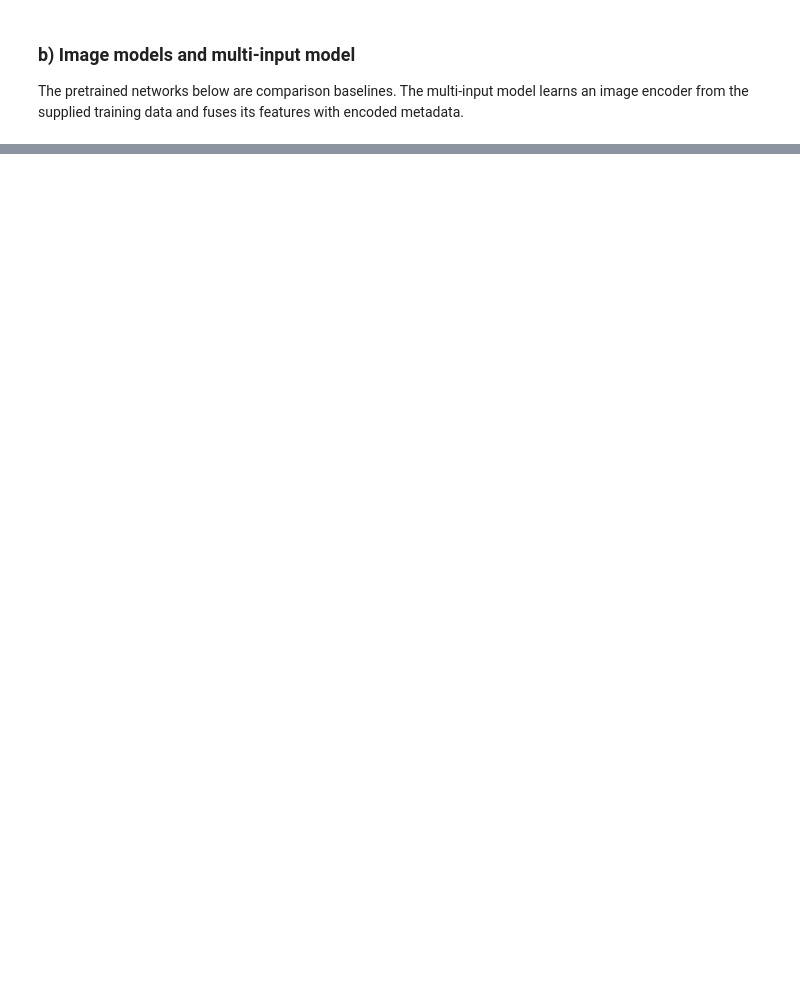
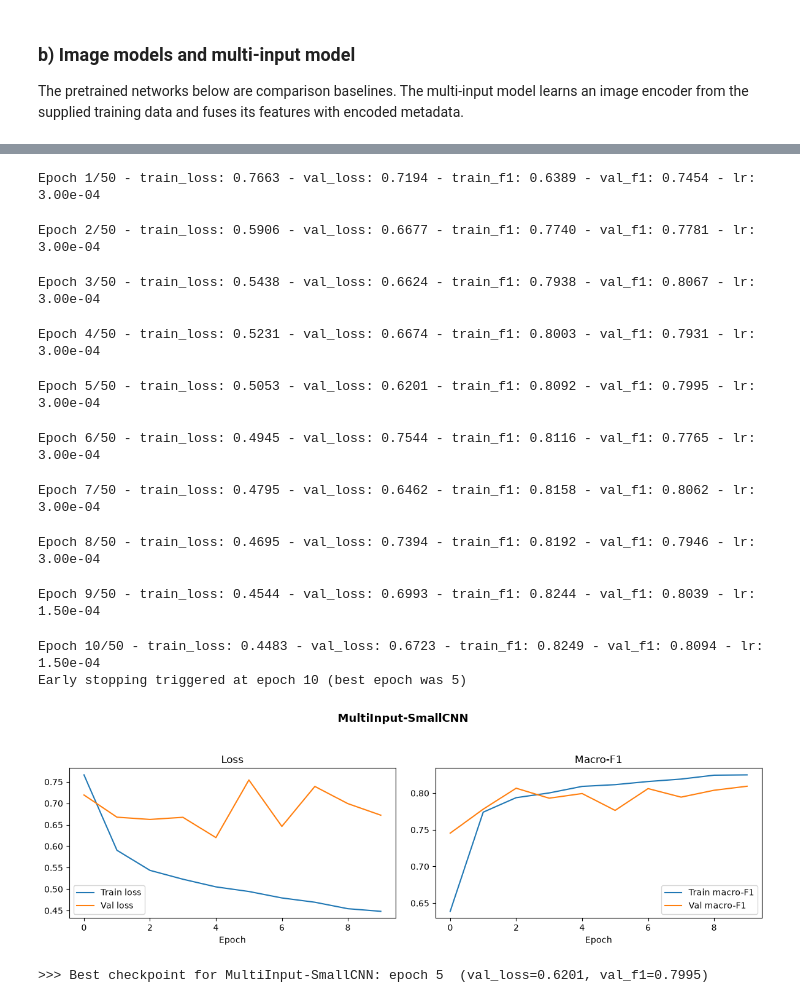
Before and after one commit to whiteshark05/COSC2753-Assignment-2, a Jupyter notebook: notebooks/COSC2753_A2_Task2.ipynb, the cells around one changed output, grey strips where cells are left out. Drawn from its saved outputs; the diff is of its cells as text; code cells hidden in the pictures; blank space fills up the shorter version.

```diff
--- a/notebooks/COSC2753_A2_Task2.ipynb
+++ b/notebooks/COSC2753_A2_Task2.ipynb
@@ -1519,0 +1544,20 @@ Early stopping triggered at epoch 11
+# %%
+torch.manual_seed(RANDOM_STATE)
+small_cnn_model, small_cnn_f1, small_cnn_epoch = train_model(
+    MultiInputNet(meta_train.shape[1], len(season_encoder.classes_), SmallImageEncoder(out_dim=128)).to(DEVICE),
+    model_name='MultiInput-SmallCNN')
+results['MultiInput-SmallCNN'] = (small_cnn_f1, small_cnn_epoch)
+# %% [output]
+Epoch 1/50 - train_loss: 0.7663 - val_loss: 0.7194 - train_f1: 0.6389 - val_f1: 0.7454 - lr: 3.00e-04
+Epoch 2/50 - train_loss: 0.5906 - val_loss: 0.6677 - train_f1: 0.7740 - val_f1: 0.7781 - lr: 3.00e-04
+Epoch 3/50 - train_loss: 0.5438 - val_loss: 0.6624 - train_f1: 0.7938 - val_f1: 0.8067 - lr: 3.00e-04
+Epoch 4/50 - train_loss: 0.5231 - val_loss: 0.6674 - train_f1: 0.8003 - val_f1: 0.7931 - lr: 3.00e-04
+Epoch 5/50 - train_loss: 0.5053 - val_loss: 0.6201 - train_f1: 0.8092 - val_f1: 0.7995 - lr: 3.00e-04
+Epoch 6/50 - train_loss: 0.4945 - val_loss: 0.7544 - train_f1: 0.8116 - val_f1: 0.7765 - lr: 3.00e-04
+Epoch 7/50 - train_loss: 0.4795 - val_loss: 0.6462 - train_f1: 0.8158 - val_f1: 0.8062 - lr: 3.00e-04
+Epoch 8/50 - train_loss: 0.4695 - val_loss: 0.7394 - train_f1: 0.8192 - val_f1: 0.7946 - lr: 3.00e-04
+Epoch 9/50 - train_loss: 0.4544 - val_loss: 0.6993 - train_f1: 0.8244 - val_f1: 0.8039 - lr: 1.50e-04
+Epoch 10/50 - train_loss: 0.4483 - val_loss: 0.6723 - train_f1: 0.8249 - val_f1: 0.8094 - lr: 1.50e-04
+Early stopping triggered at epoch 10 (best epoch was 5)
+[figure, added]
+>>> Best checkpoint for MultiInput-SmallCNN: epoch 5  (val_loss=0.6201, val_f1=0.7995)
```
Also changed, not shown: parts of 43 cells of this notebook.
